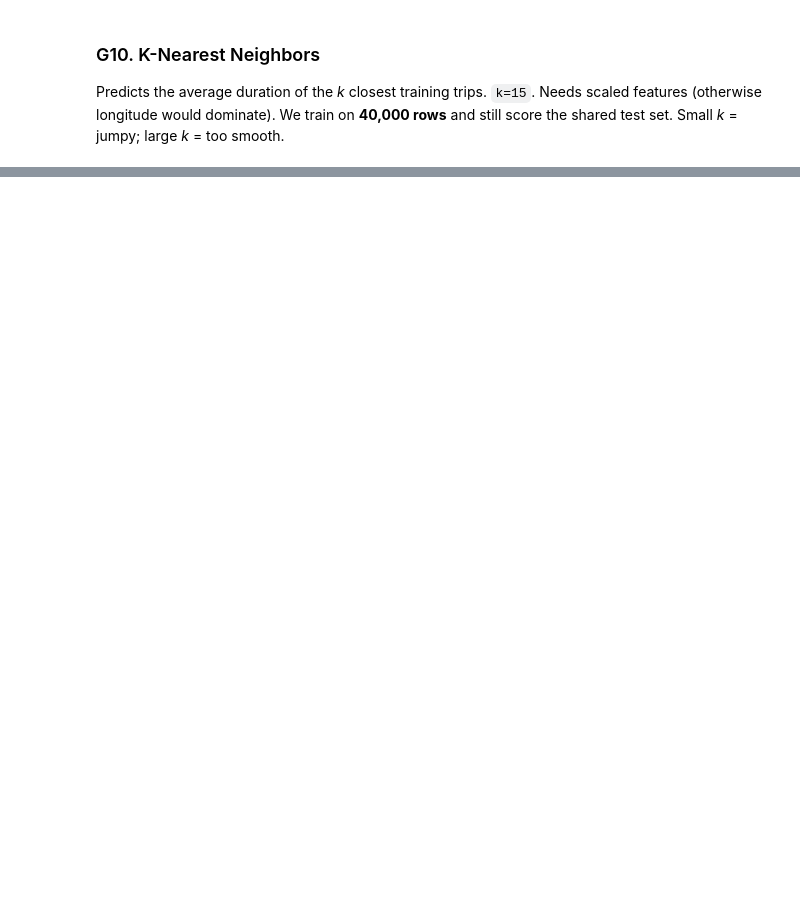
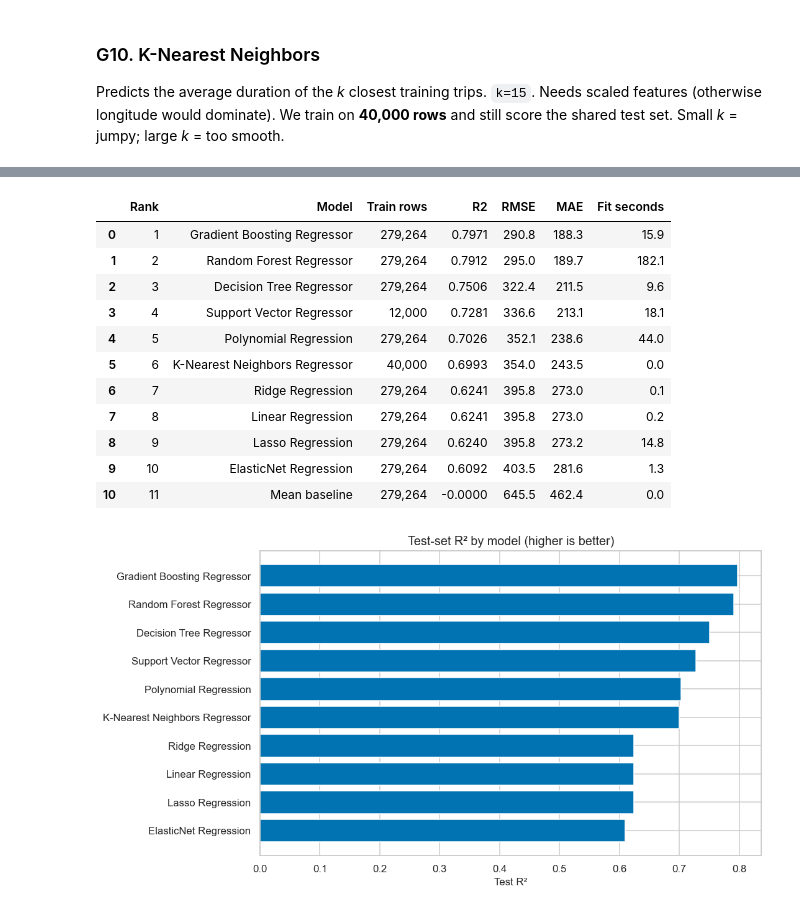
Before and after one commit to SathanRK/ML_CAPSTONE, a Jupyter notebook: review1.ipynb, the cells around one changed output, grey strips where cells are left out. Drawn from its saved outputs; the diff is of its cells as text; code cells hidden in the pictures; blank space fills up the shorter version.

```diff
--- a/review1.ipynb
+++ b/review1.ipynb
@@ -1116,0 +1127,25 @@ KNN training subset: 40,000 rows
+# %%
+progress("Cluster H", "comparison table")
+results = (
+    pd.DataFrame(leaderboard)
+    .sort_values("R2", ascending=False)
+    .reset_index(drop=True)
+)
+results.insert(0, "Rank", results.index + 1)
+display(results.style.format(
+    {
+        "R2": "{:.4f}",
+        "RMSE": "{:,.1f}",
+        "MAE": "{:,.1f}",
+        "Fit seconds": "{:,.1f}",
+        "Train rows": "{:,}",
+    }
+))
+
+fig, ax = plt.subplots(figsize=(10, 5.5))
+plot_res = results[results["Model"] != "Mean baseline"].iloc[::-1]
+ax.barh(plot_res["Model"], plot_res["R2"], color=sns.color_palette("colorblind")[0])
+ax.set_xlabel("Test R²")
+ax.set_title("Test-set R² by model (higher is better)")
+finalise(fig)
+# %% [output]
@@ -1116,0 +1154,13 @@ KNN training subset: 40,000 rows
+|  | Rank | Model | Train rows | R2 | RMSE | MAE | Fit seconds |
+| 0 | 1 | Gradient Boosting Regressor | 279,264 | 0.7971 | 290.8 | 188.3 | 15.9 |
+| 1 | 2 | Random Forest Regressor | 279,264 | 0.7912 | 295.0 | 189.7 | 182.1 |
+| 2 | 3 | Decision Tree Regressor | 279,264 | 0.7506 | 322.4 | 211.5 | 9.6 |
+| 3 | 4 | Support Vector Regressor | 12,000 | 0.7281 | 336.6 | 213.1 | 18.1 |
+| 4 | 5 | Polynomial Regression | 279,264 | 0.7026 | 352.1 | 238.6 | 44.0 |
+| 5 | 6 | K-Nearest Neighbors Regressor | 40,000 | 0.6993 | 354.0 | 243.5 | 0.0 |
+| 6 | 7 | Ridge Regression | 279,264 | 0.6241 | 395.8 | 273.0 | 0.1 |
+| 7 | 8 | Linear Regression | 279,264 | 0.6241 | 395.8 | 273.0 | 0.2 |
+| 8 | 9 | Lasso Regression | 279,264 | 0.6240 | 395.8 | 273.2 | 14.8 |
+| 9 | 10 | ElasticNet Regression | 279,264 | 0.6092 | 403.5 | 281.6 | 1.3 |
+| 10 | 11 | Mean baseline | 279,264 | -0.0000 | 645.5 | 462.4 | 0.0 |
+[figure, added]
```
Also changed, not shown: parts of 40 cells of this notebook, 3 other files.
